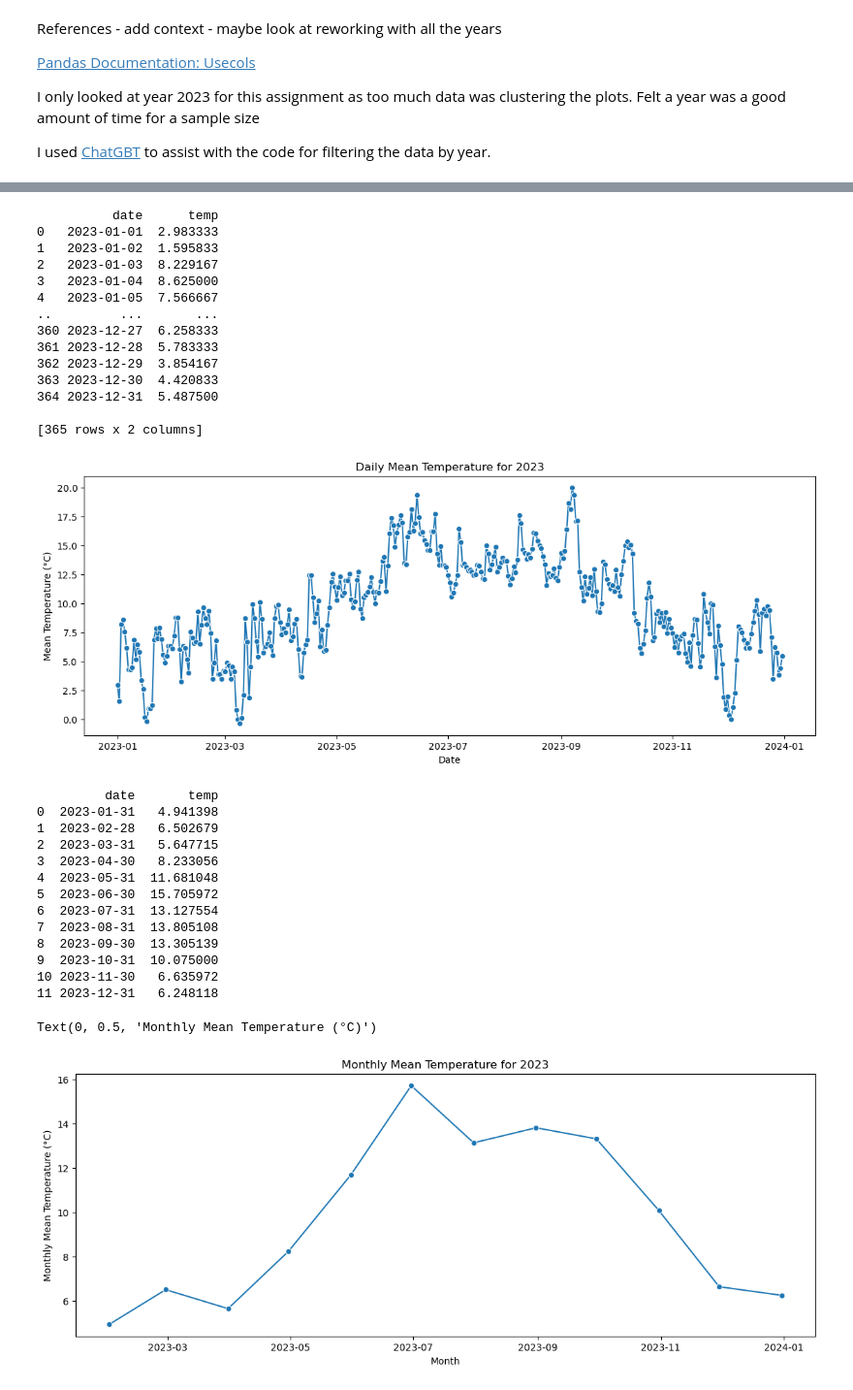
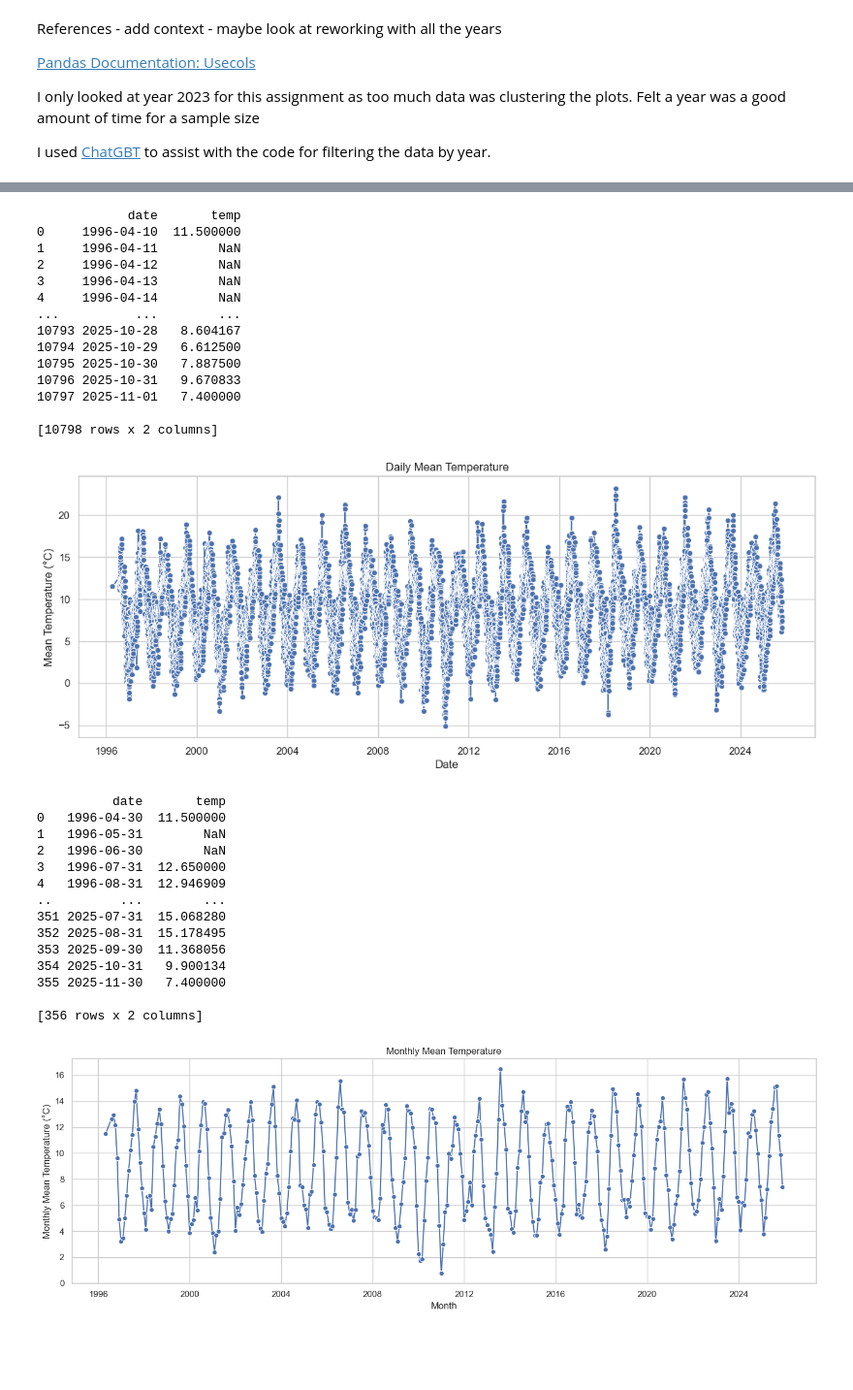
Before and after one commit to LDonn32/PDFA, a Jupyter notebook: Assignments/assignment06-weather.ipynb, the cells around one changed output, grey strips where cells are left out. Shown at 97% size. Saved outputs shown, nothing was run; the diff lists cells and outputs as text; code cells hidden in the pictures; blank space fills up the shorter version.

```diff
--- a/Assignments/assignment06-weather.ipynb
+++ b/Assignments/assignment06-weather.ipynb
@@ -134,65 +127,68 @@ plt.show()
 # %%
 # Calculate the daily mean temperature.
-# look a lecture 2 notes and add more context
 
-
-daily_mean = (df_year.set_index('date').resample('D')['temp'].mean().reset_index())
+daily_mean = (df.set_index('date').resample('D')['temp'].mean().reset_index())
 
 # Take a look at the daily mean before plotting.
 print(daily_mean)
 # %% [output]
-          date      temp
-0   2023-01-01  2.983333
-1   2023-01-02  1.595833
-2   2023-01-03  8.229167
-3   2023-01-04  8.625000
-4   2023-01-05  7.566667
-..         ...       ...
-360 2023-12-27  6.258333
-361 2023-12-28  5.783333
-362 2023-12-29  3.854167
-363 2023-12-30  4.420833
-364 2023-12-31  5.487500
+            date       temp
+0     1996-04-10  11.500000
+1     1996-04-11        NaN
+2     1996-04-12        NaN
+3     1996-04-13        NaN
+4     1996-04-14        NaN
+...          ...        ...
+10793 2025-10-28   8.604167
+10794 2025-10-29   6.612500
+10795 2025-10-30   7.887500
+10796 2025-10-31   9.670833
+10797 2025-11-01   7.400000
 
-[365 rows x 2 columns]
+[10798 rows x 2 columns]
 # %%
 # Plot the daily mean.
 
 plt.figure(figsize=(14,5))
+
+# daily_mean is a DataFrame with 'date' and 'temp' columns
 sns.lineplot(data=daily_mean, x='date', y='temp', marker='o')
-plt.title(f'Daily Mean Temperature for {year}')
+plt.title('Daily Mean Temperature')
 plt.xlabel("Date")
 plt.ylabel("Mean Temperature (°C)")
 plt.show()
 # %% [output]
-[figure, old version]
+[figure, new version]
 # %%
 # Compute monthly mean temperature.
-monthly_mean = (df_year.set_index('date').resample('M')['temp'].mean().reset_index())
+
+monthly_mean = (df.set_index('date').resample('M')['temp'].mean().reset_index())
 
 # Take a look at the monthly mean before plotting.
 print(monthly_mean)
 # %% [output]
-         date       temp
-0  2023-01-31   4.941398
-1  2023-02-28   6.502679
-2  2023-03-31   5.647715
-3  2023-04-30   8.233056
-4  2023-05-31  11.681048
-5  2023-06-30  15.705972
-6  2023-07-31  13.127554
-7  2023-08-31  13.805108
-8  2023-09-30  13.305139
-9  2023-10-31  10.075000
-10 2023-11-30   6.635972
-11 2023-12-31   6.248118
+          date       temp
+0   1996-04-30  11.500000
+1   1996-05-31        NaN
+2   1996-06-30        NaN
+3   1996-07-31  12.650000
+4   1996-08-31  12.946909
+..         ...        ...
+351 2025-07-31  15.068280
+352 2025-08-31  15.178495
+353 2025-09-30  11.368056
+354 2025-10-31   9.900134
+355 2025-11-30   7.400000
+
+[356 rows x 2 columns]
 # %%
 # Plot the monthly mean.
 plt.figure(figsize=(14,5))
-sns.lineplot(data=monthly_mean, x='date', y='temp', marker='o')
-plt.title(f'Monthly Mean Temperature for {year}')
+sns.lineplot(x=monthly_mean['date'], y=monthly_mean['temp'], marker='o')
+plt.title('Monthly Mean Temperature')
 plt.xlabel("Month")
 plt.ylabel("Monthly Mean Temperature (°C)")
+plt.tight_layout()
+plt.show()
 # %% [output]
-Text(0, 0.5, 'Monthly Mean Temperature (°C)')
-[figure, old version]
+[figure, new version]
```
Also changed, not shown: parts of 15 cells of this notebook, 1 other file.
